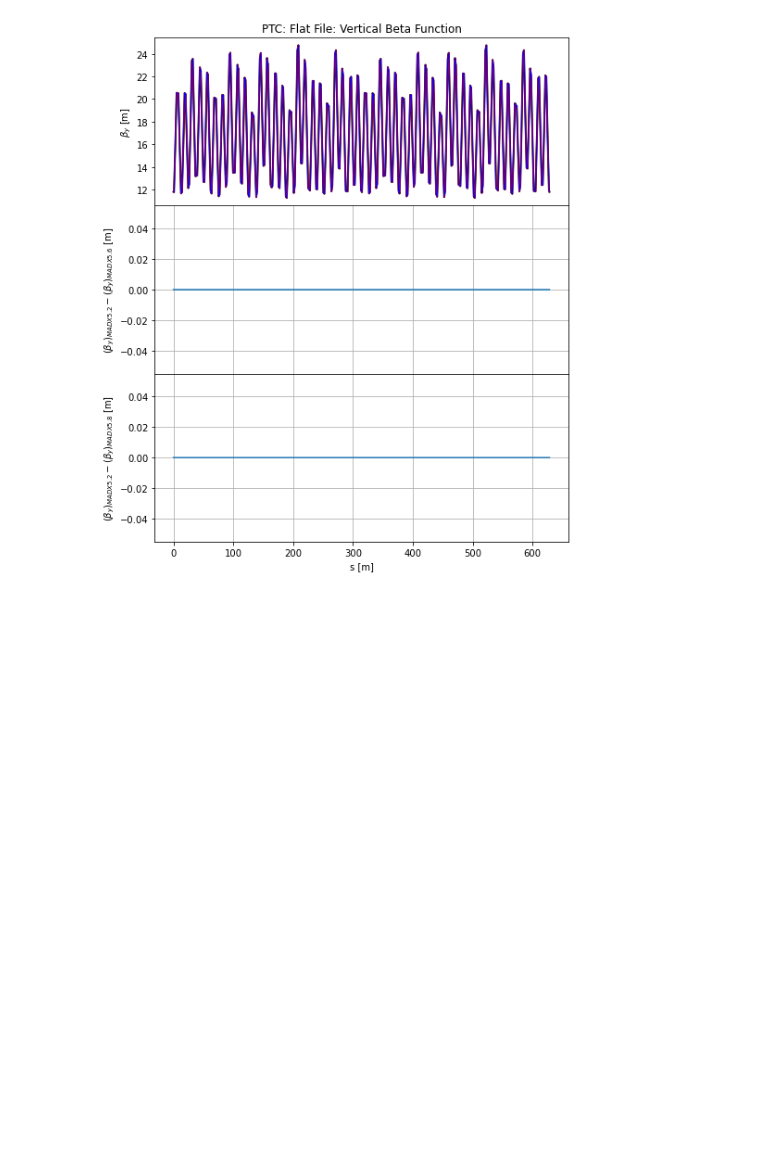
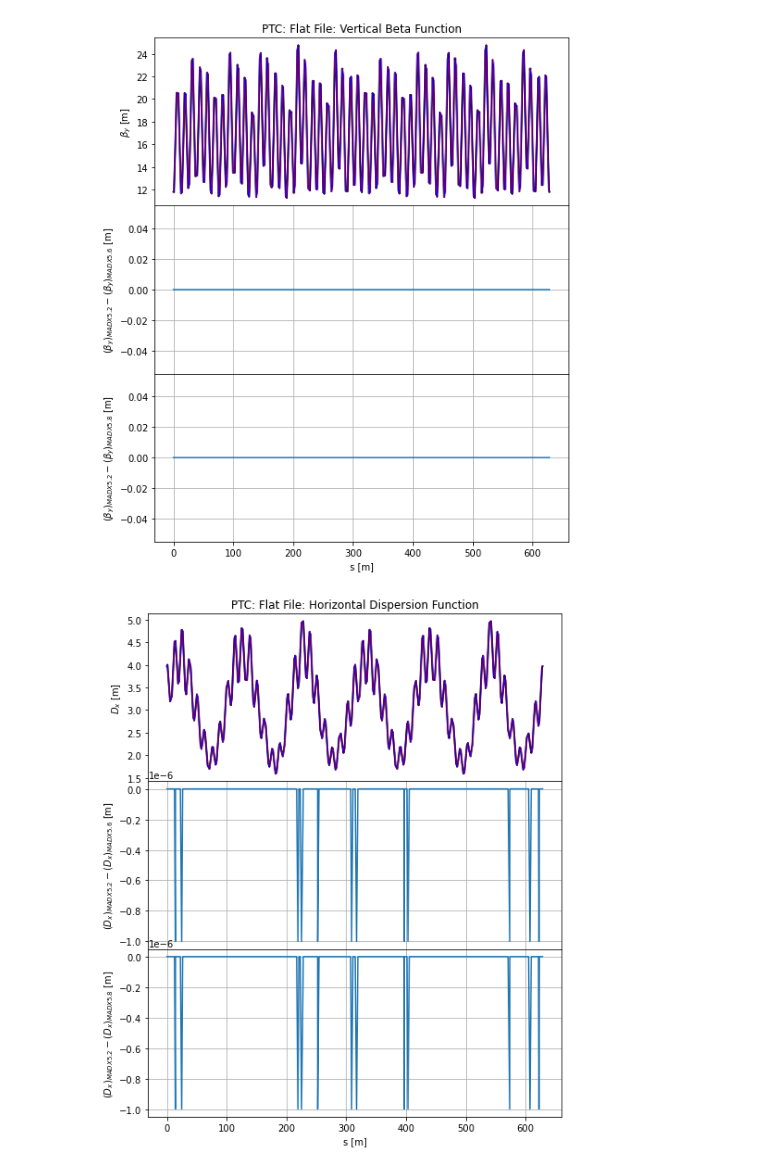
Before and after one commit to HaroonRafique/PTC_PyORBIT_Tests, a Jupyter notebook: 01_Merged_PyORBIT_Test/MAD-X_Versions_Lattice_Optics/Compare_MAD-X_PTC_Optics.ipynb, the cells around one changed output. Drawn from its saved outputs; the diff is of its cells as text; code cells hidden in the pictures; blank space fills up the shorter version.

```diff
--- a/01_Merged_PyORBIT_Test/MAD-X_Versions_Lattice_Optics/Compare_MAD-X_PTC_Optics.ipynb
+++ b/01_Merged_PyORBIT_Test/MAD-X_Versions_Lattice_Optics/Compare_MAD-X_PTC_Optics.ipynb
@@ -330,3 +330,34 @@ ax3.set_xlabel('s [m]');
 #plt.savefig(save_file, bbox_inches='tight')
 # %% [output]
 [figure]
+# %%
+fig1 = plt.figure(facecolor='w', edgecolor='k', figsize=[8, 10])
+gs = fig1.add_gridspec(ncols=1,nrows=3, height_ratios=[1,1,1])
+gs.update(wspace=0.025, hspace=0.)
+
+ax1 = fig1.add_subplot(gs[0,0])
+ax2 = fig1.add_subplot(gs[1,0], sharex=ax1)
+ax3 = fig1.add_subplot(gs[2,0], sharex=ax1)
+
+ax1.plot(df_52_ptc_flat.s, df_52_ptc_flat.disp1, lw=2.0, color='k')
+ax1.plot(df_56_ptc_flat.s, df_56_ptc_flat.disp1, lw=1.5, color='r')
+ax1.plot(df_58_ptc_flat.s, df_58_ptc_flat.disp1, lw=1.0, color='b')
+
+
+ax2.plot(df_52_ptc_flat.s, df_52_ptc_flat.disp1-df_56_ptc_flat.disp1)
+ax3.plot(df_52_ptc_flat.s, df_52_ptc_flat.disp1-df_58_ptc_flat.disp1)
+
+ax2.grid()
+ax3.grid()
+
+#ax1_1 = ax1.twinx()
+ax1.set_title('PTC: Flat File: Horizontal Dispersion Function');
+ax1.set_ylabel(r'$D_x$ [m]');
+ax2.set_ylabel(r'$\left(D_x\right)_{MADX 5.2} - \left(D_x\right)_{MADX 5.6}$ [m]');
+ax3.set_ylabel(r'$\left(D_x\right)_{MADX 5.2} - \left(D_x\right)_{MADX 5.8}$ [m]');
+ax3.set_xlabel('s [m]');
+
+#save_file = save_folder + 'Kick_Comparison_2022_V_FMon.png'
+#plt.savefig(save_file, bbox_inches='tight')
+# %% [output]
+[figure, added]
```
Also changed, not shown: 6 other files.
